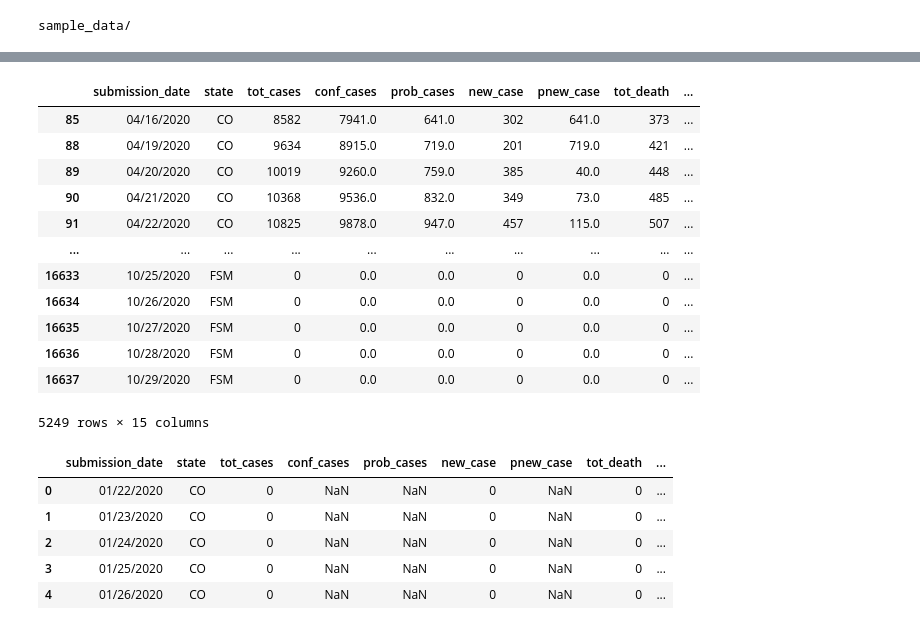
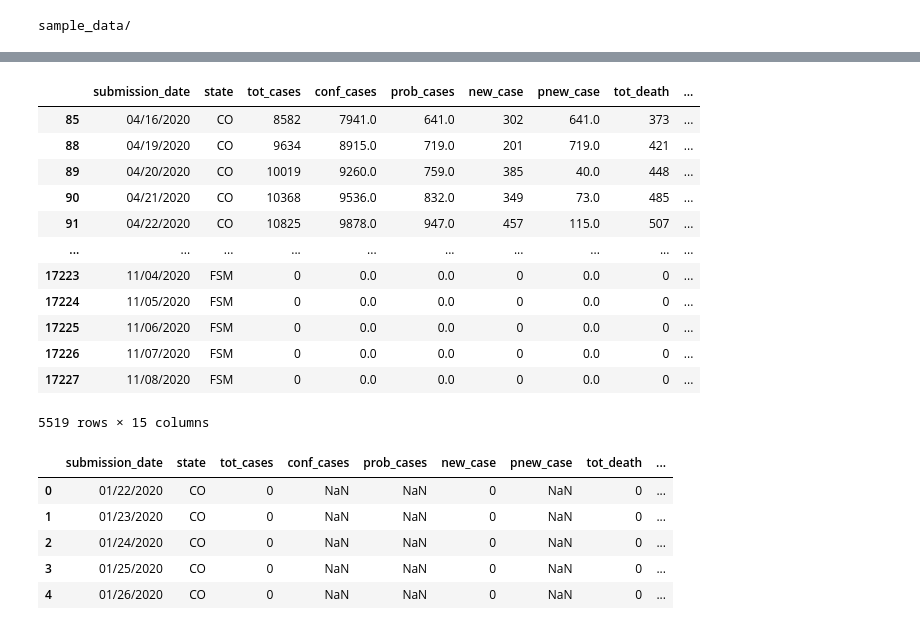
Before and after one commit to yaolihua081/COVID-19-Project, a Jupyter notebook: HW6.ipynb, the cells around one changed output, grey strips where cells are left out. Saved outputs shown, nothing was run; the diff lists cells and outputs as text; code cells hidden in the pictures.

```diff
--- a/HW6.ipynb
+++ b/HW6.ipynb
@@ -29,28 +29,31 @@ Saving United_States_COVIDOct30.csv to United_States_COVIDOct30.csv
-# %%
-United_States_Covid=pd.read_csv('United_States_COVIDOct30.csv')
-
-United_States_Covid.dropna()
-United_States_Covid.head()
-# %% [output]
-|  | submission_date | state | tot_cases | conf_cases | prob_cases | new_case | pnew_case | tot_death | ... |
-| 85 | 04/16/2020 | CO | 8582 | 7941.0 | 641.0 | 302 | 641.0 | 373 | ... |
-| 88 | 04/19/2020 | CO | 9634 | 8915.0 | 719.0 | 201 | 719.0 | 421 | ... |
-| 89 | 04/20/2020 | CO | 10019 | 9260.0 | 759.0 | 385 | 40.0 | 448 | ... |
-| 90 | 04/21/2020 | CO | 10368 | 9536.0 | 832.0 | 349 | 73.0 | 485 | ... |
-| 91 | 04/22/2020 | CO | 10825 | 9878.0 | 947.0 | 457 | 115.0 | 507 | ... |
-| ... | ... | ... | ... | ... | ... | ... | ... | ... | ... |
-| 16633 | 10/25/2020 | FSM | 0 | 0.0 | 0.0 | 0 | 0.0 | 0 | ... |
-| 16634 | 10/26/2020 | FSM | 0 | 0.0 | 0.0 | 0 | 0.0 | 0 | ... |
-| 16635 | 10/27/2020 | FSM | 0 | 0.0 | 0.0 | 0 | 0.0 | 0 | ... |
-| 16636 | 10/28/2020 | FSM | 0 | 0.0 | 0.0 | 0 | 0.0 | 0 | ... |
-| 16637 | 10/29/2020 | FSM | 0 | 0.0 | 0.0 | 0 | 0.0 | 0 | ... |
-5249 rows × 15 columns
-|  | submission_date | state | tot_cases | conf_cases | prob_cases | new_case | pnew_case | tot_death | ... |
-| 0 | 01/22/2020 | CO | 0 | NaN | NaN | 0 | NaN | 0 | ... |
-| 1 | 01/23/2020 | CO | 0 | NaN | NaN | 0 | NaN | 0 | ... |
-| 2 | 01/24/2020 | CO | 0 | NaN | NaN | 0 | NaN | 0 | ... |
-| 3 | 01/25/2020 | CO | 0 | NaN | NaN | 0 | NaN | 0 | ... |
-| 4 | 01/26/2020 | CO | 0 | NaN | NaN | 0 | NaN | 0 | ... |
+# %%
+
+
+#data = pd.read_csv('https://data.cdc.gov/Case-Surveillance/United-States-COVID-19-Cases-and-Deaths-by-State-o/9mfq-cb36/data')
+#United_States_Covid=pd.read_csv('United_States_COVIDOct30.csv')
+United_States_Covid=pd.read_csv('United_States_COVIDNov9.csv')
+United_States_Covid.dropna()
+United_States_Covid.head()
+# %% [output]
+|  | submission_date | state | tot_cases | conf_cases | prob_cases | new_case | pnew_case | tot_death | ... |
+| 85 | 04/16/2020 | CO | 8582 | 7941.0 | 641.0 | 302 | 641.0 | 373 | ... |
+| 88 | 04/19/2020 | CO | 9634 | 8915.0 | 719.0 | 201 | 719.0 | 421 | ... |
+| 89 | 04/20/2020 | CO | 10019 | 9260.0 | 759.0 | 385 | 40.0 | 448 | ... |
+| 90 | 04/21/2020 | CO | 10368 | 9536.0 | 832.0 | 349 | 73.0 | 485 | ... |
+| 91 | 04/22/2020 | CO | 10825 | 9878.0 | 947.0 | 457 | 115.0 | 507 | ... |
+| ... | ... | ... | ... | ... | ... | ... | ... | ... | ... |
+| 17223 | 11/04/2020 | FSM | 0 | 0.0 | 0.0 | 0 | 0.0 | 0 | ... |
+| 17224 | 11/05/2020 | FSM | 0 | 0.0 | 0.0 | 0 | 0.0 | 0 | ... |
+| 17225 | 11/06/2020 | FSM | 0 | 0.0 | 0.0 | 0 | 0.0 | 0 | ... |
+| 17226 | 11/07/2020 | FSM | 0 | 0.0 | 0.0 | 0 | 0.0 | 0 | ... |
+| 17227 | 11/08/2020 | FSM | 0 | 0.0 | 0.0 | 0 | 0.0 | 0 | ... |
+5519 rows × 15 columns
+|  | submission_date | state | tot_cases | conf_cases | prob_cases | new_case | pnew_case | tot_death | ... |
+| 0 | 01/22/2020 | CO | 0 | NaN | NaN | 0 | NaN | 0 | ... |
+| 1 | 01/23/2020 | CO | 0 | NaN | NaN | 0 | NaN | 0 | ... |
+| 2 | 01/24/2020 | CO | 0 | NaN | NaN | 0 | NaN | 0 | ... |
+| 3 | 01/25/2020 | CO | 0 | NaN | NaN | 0 | NaN | 0 | ... |
+| 4 | 01/26/2020 | CO | 0 | NaN | NaN | 0 | NaN | 0 | ... |
 # %%
 United_States_Covid['month']=pd.DatetimeIndex(United_States_Covid['submission_date']).month
 
```
Also changed, not shown: parts of 9 cells of this notebook.
